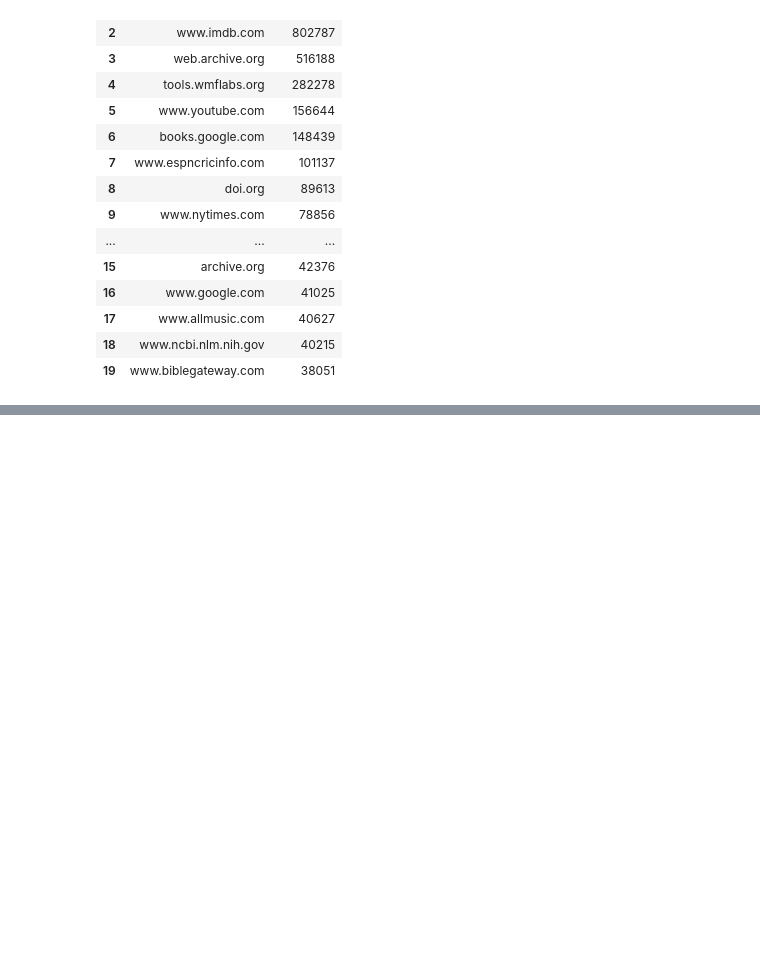
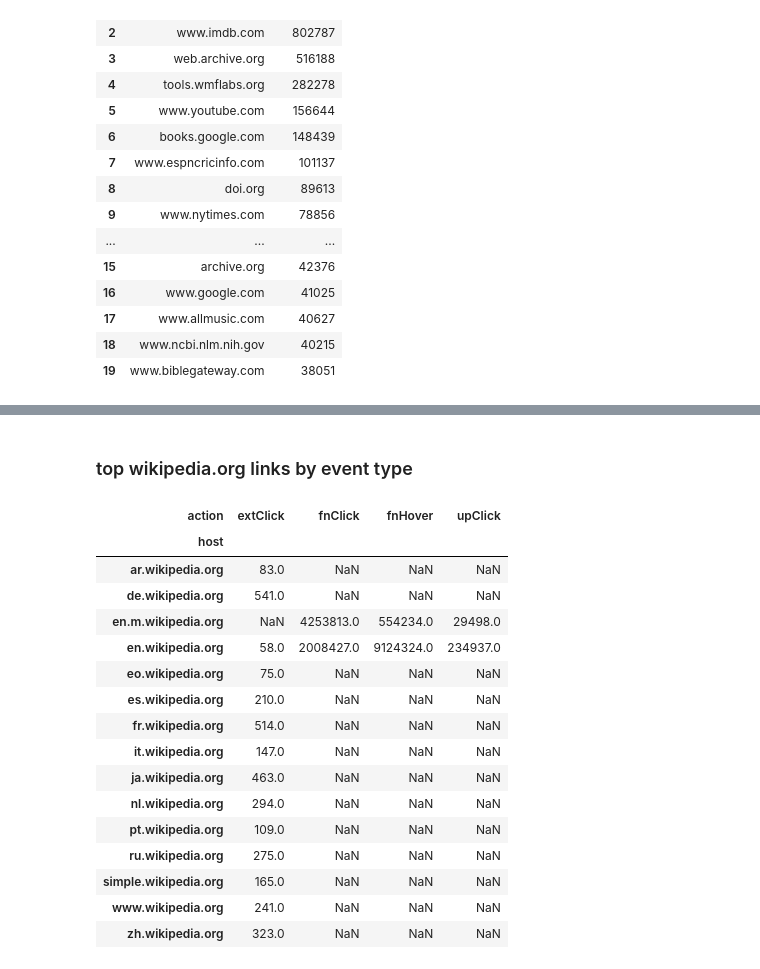
Before and after one commit to elifesciences-publications/wiki-citation-usage, a Jupyter notebook: top-20-hostnames-anonymizedData.ipynb, the cells around one changed output, grey strips where cells are left out. Drawn from its saved outputs; the diff is of its cells as text; code cells hidden in the pictures; blank space fills up the shorter version.

Commit message:
wikipedia.org links predominantly associated with fnClick, fnHover, upClick

```diff
--- a/top-20-hostnames-anonymizedData.ipynb
+++ b/top-20-hostnames-anonymizedData.ipynb
@@ -189,0 +765,61 @@ top_hosts_notwpm_events.toPandas()
+# %% [markdown]
+### top wikipedia.org links by event type
+# %%
+# wikipedia.org links by event type
+top_wiki_hosts_query = """
+SELECT parse_url(link_url,'HOST') AS host, action, COUNT(*) AS count
+FROM citationusage
+WHERE wiki = 'enwiki'
+AND parse_url(link_url,'HOST') like '%wikipedia.org'
+AND page_id IN
+        (SELECT DISTINCT page_id
+        FROM ryanmax.pages_with_extlinks
+        WHERE to_date(dt) >= '{}'
+        AND to_date(dt) <= '{}'
+        )
+{}
+AND to_date(event_time) >= '{}'
+AND to_date(event_time) <= '{}'
+AND useragent_is_bot = FALSE
+AND session_id in (
+    SELECT session_id
+    FROM citationusagepageload
+    WHERE wiki = 'enwiki'
+    {}
+    AND to_date(event_time) >= '{}'
+    AND to_date(event_time) <= '{}'
+    AND useragent_is_bot = FALSE
+    )
+GROUP BY host, action
+ORDER BY COUNT(*) DESC
+LIMIT 20
+"""
+top_wiki_hosts_events = spark.sql(
+    top_wiki_hosts_query.format(
+        start_date_string, end_date_string,
+        event_exclusion_sql, start_date_string, end_date_string,
+        pageload_exclusion_sql, start_date_string, end_date_string,
+    ))
+top_wiki_hosts_events_rdd = top_wiki_hosts_events.rdd
+top_wiki_hosts_events_df = sqlContext.createDataFrame(top_wiki_hosts_events_rdd)
+top_wiki_hosts_events_pandas = top_wiki_hosts_events_df.toPandas()
+
+top_wiki_hosts_events_pandas.pivot(index='host', columns='action', values='count')
+# %% [output]
+| action | extClick | fnClick | fnHover | upClick |
+| host |  |  |  |  |
+| ar.wikipedia.org | 83.0 | NaN | NaN | NaN |
+| de.wikipedia.org | 541.0 | NaN | NaN | NaN |
+| en.m.wikipedia.org | NaN | 4253813.0 | 554234.0 | 29498.0 |
+| en.wikipedia.org | 58.0 | 2008427.0 | 9124324.0 | 234937.0 |
+| eo.wikipedia.org | 75.0 | NaN | NaN | NaN |
+| es.wikipedia.org | 210.0 | NaN | NaN | NaN |
+| fr.wikipedia.org | 514.0 | NaN | NaN | NaN |
+| it.wikipedia.org | 147.0 | NaN | NaN | NaN |
+| ja.wikipedia.org | 463.0 | NaN | NaN | NaN |
+| nl.wikipedia.org | 294.0 | NaN | NaN | NaN |
+| pt.wikipedia.org | 109.0 | NaN | NaN | NaN |
+| ru.wikipedia.org | 275.0 | NaN | NaN | NaN |
+| simple.wikipedia.org | 165.0 | NaN | NaN | NaN |
+| www.wikipedia.org | 241.0 | NaN | NaN | NaN |
+| zh.wikipedia.org | 323.0 | NaN | NaN | NaN |
```
Also changed, not shown: parts of 13 cells of this notebook.
